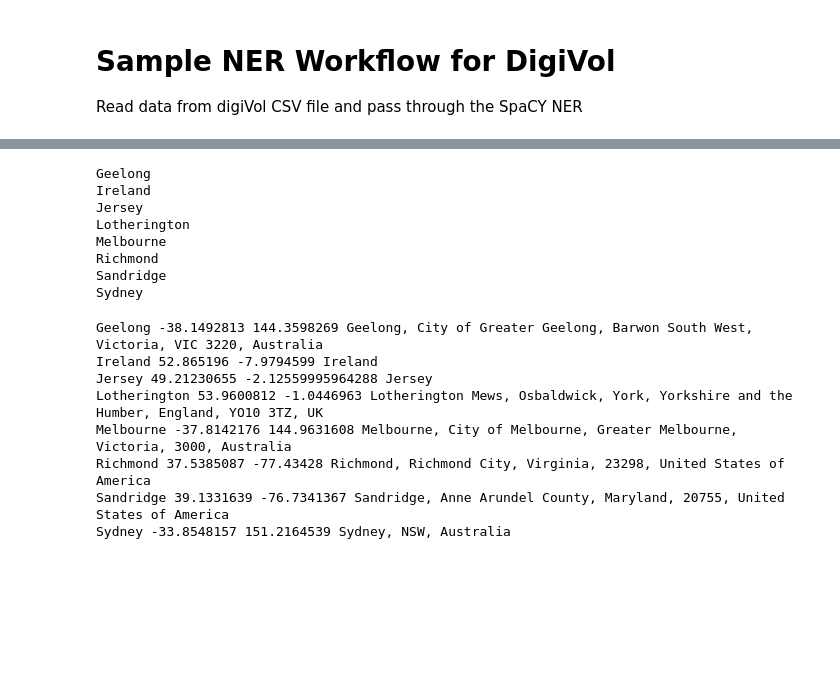
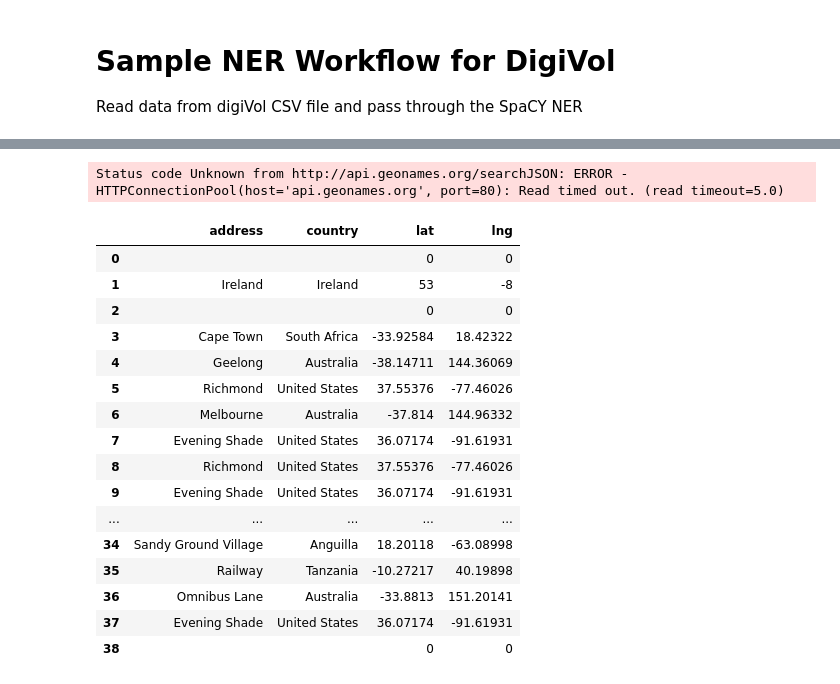
Before and after one commit to stevecassidy/hassdevl-samples, a Jupyter notebook: Digivol NER.ipynb, the cells around one changed output, grey strips where cells are left out. Cells and saved outputs as stored; diff of their text form; code cells hidden in the pictures; blank space fills up the shorter version.

```diff
--- a/Digivol NER.ipynb
+++ b/Digivol NER.ipynb
@@ -120,0 +25,3 @@ Saw McEwen
+# %%
+dv = pd.read_csv('data/Project-1536729-DwC.csv')
+dv['occurrenceRemarks']
@@ -120,0 +47,14 @@ Saw McEwen
+# %%
+places = []
+
+for i, t in dv.iterrows():
+    text = t['occurrenceRemarks']
+    doc = nlp(text)
+    for ent in doc.ents:
+        if ent.label_ is "GPE":
+            context = doc[ent.start-2:ent.end+2]
+            context = " ".join([w.text for w in context])
+            d = {'placename': ent.text, 'context': context, 'doc': i}
+            places.append(d)
+locations = pd.DataFrame(places)
+locations
@@ -131,5 +86,0 @@ Given these NER location results we will want to prune out those that are clearl
-# %%
-import pandas as pd
-
-locations = pd.DataFrame({'entities': sorted(list(set(places)))})
-locations
@@ -154,15 +86,0 @@ locations
-# %%
-keep = [7, 11, 12, 14, 16, 23, 24, 26]
-locations = locations.iloc[keep]
-# %%
-for loc in locations['entities']:
-    print(loc)
-# %% [output]
-Geelong
-Ireland
-Jersey
-Lotherington
-Melbourne
-Richmond
-Sandridge
-Sydney
@@ -169,17 +91,32 @@ Sydney
 # %%
-import geocoder
 
 geo = []
-for place in locations['entities']:
-    g = geocoder.osm(place)
-    print(place, g.lat, g.lng, g.address)
-    geo.append(g)
+for place in locations['placename']:
+    g = geocoder.geonames(place, key='austalk')
+    if g:
+        result = {'lat': g.lat, 'lng': g.lng, 'address': g.address, 'country': g.country}
+    else:
+        result = {'lat': 0, 'lng': 0, 'address': '', 'country': ''}
+    geo.append(result)
+
+geo = pd.DataFrame(geo)
+geo
 # %% [output]
-Geelong -38.1492813 144.3598269 Geelong, City of Greater Geelong, Barwon South West, Victoria, VIC 3220, Australia
-Ireland 52.865196 -7.9794599 Ireland
-Jersey 49.21230655 -2.12559995964288 Jersey
-Lotherington 53.9600812 -1.0446963 Lotherington Mews, Osbaldwick, York, Yorkshire and the Humber, England, YO10 3TZ, UK
-Melbourne -37.8142176 144.9631608 Melbourne, City of Melbourne, Greater Melbourne, Victoria, 3000, Australia
-Richmond 37.5385087 -77.43428 Richmond, Richmond City, Virginia, 23298, United States of America
-Sandridge 39.1331639 -76.7341367 Sandridge, Anne Arundel County, Maryland, 20755, United States of America
-Sydney -33.8548157 151.2164539 Sydney, NSW, Australia
+Status code Unknown from http://api.geonames.org/searchJSON: ERROR - HTTPConnectionPool(host='api.geonames.org', port=80): Read timed out. (read timeout=5.0)
+|  | address | country | lat | lng |
+| 0 |  |  | 0 | 0 |
+| 1 | Ireland | Ireland | 53 | -8 |
+| 2 |  |  | 0 | 0 |
+| 3 | Cape Town | South Africa | -33.92584 | 18.42322 |
+| 4 | Geelong | Australia | -38.14711 | 144.36069 |
+| 5 | Richmond | United States | 37.55376 | -77.46026 |
+| 6 | Melbourne | Australia | -37.814 | 144.96332 |
+| 7 | Evening Shade | United States | 36.07174 | -91.61931 |
+| 8 | Richmond | United States | 37.55376 | -77.46026 |
+| 9 | Evening Shade | United States | 36.07174 | -91.61931 |
+| ... | ... | ... | ... | ... |
+| 34 | Sandy Ground Village | Anguilla | 18.20118 | -63.08998 |
+| 35 | Railway | Tanzania | -10.27217 | 40.19898 |
+| 36 | Omnibus Lane | Australia | -33.8813 | 151.20141 |
+| 37 | Evening Shade | United States | 36.07174 | -91.61931 |
+| 38 |  |  | 0 | 0 |
```
Also changed, not shown: parts of 17 cells of this notebook.
